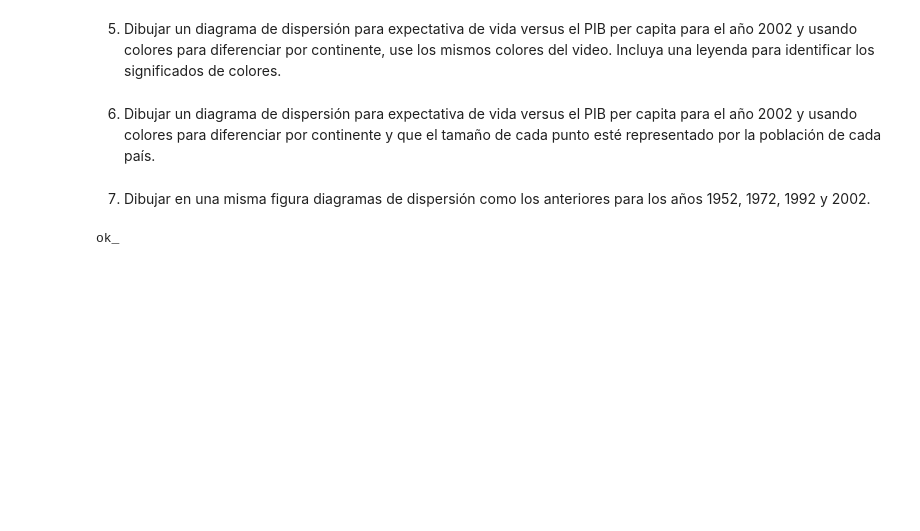
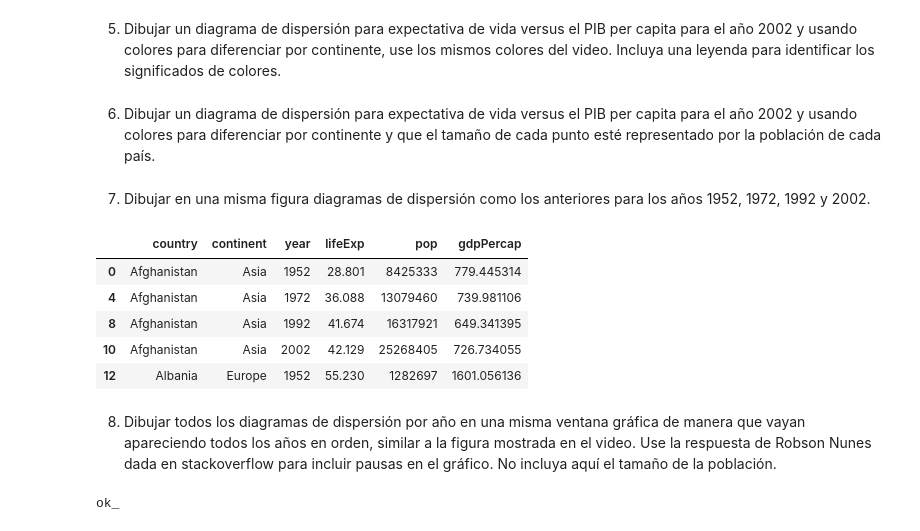
Before and after one commit to oecorrechag/regression, a Jupyter notebook: notebooks/01_seccion/1.1 Introduccion/1.1.5 Activities3.ipynb, the cells around one changed output. Saved outputs shown, nothing was run; the diff lists cells and outputs as text; code cells hidden in the pictures; blank space fills up the shorter version.

```diff
--- a/notebooks/01_seccion/1.1 Introduccion/1.1.5 Activities3.ipynb
+++ b/notebooks/01_seccion/1.1 Introduccion/1.1.5 Activities3.ipynb
@@ -79,3 +82,14 @@ fig = px.scatter(gapminder_2002, x='lifeExp', y='gdpPercap', color='continent',
 fig.show()
 # %% [markdown]
 7. Dibujar en una misma figura diagramas de dispersión como los anteriores para los años 1952, 1972, 1992 y 2002.
+# %%
+gapminder_sub = gapminder.copy()
+gapminder_sub = gapminder_sub[gapminder_sub['year'].isin([1952, 1972, 1992, 2002])]
+gapminder_sub.head()
+# %% [output]
+|  | country | continent | year | lifeExp | pop | gdpPercap |
+| 0 | Afghanistan | Asia | 1952 | 28.801 | 8425333 | 779.445314 |
+| 4 | Afghanistan | Asia | 1972 | 36.088 | 13079460 | 739.981106 |
+| 8 | Afghanistan | Asia | 1992 | 41.674 | 16317921 | 649.341395 |
+| 10 | Afghanistan | Asia | 2002 | 42.129 | 25268405 | 726.734055 |
+| 12 | Albania | Europe | 1952 | 55.230 | 1282697 | 1601.056136 |
@@ -81,0 +100,2 @@ fig.show()
+# %% [markdown]
+8. Dibujar todos los diagramas de dispersión por año en una misma ventana gráfica de manera que vayan apareciendo todos los años en orden, similar a la figura mostrada en el video. Use la respuesta de Robson Nunes dada en stackoverflow para incluir pausas en el gráfico. No incluya aquí el tamaño de la población.
```
Also changed, not shown: parts of 3 cells of this notebook.
